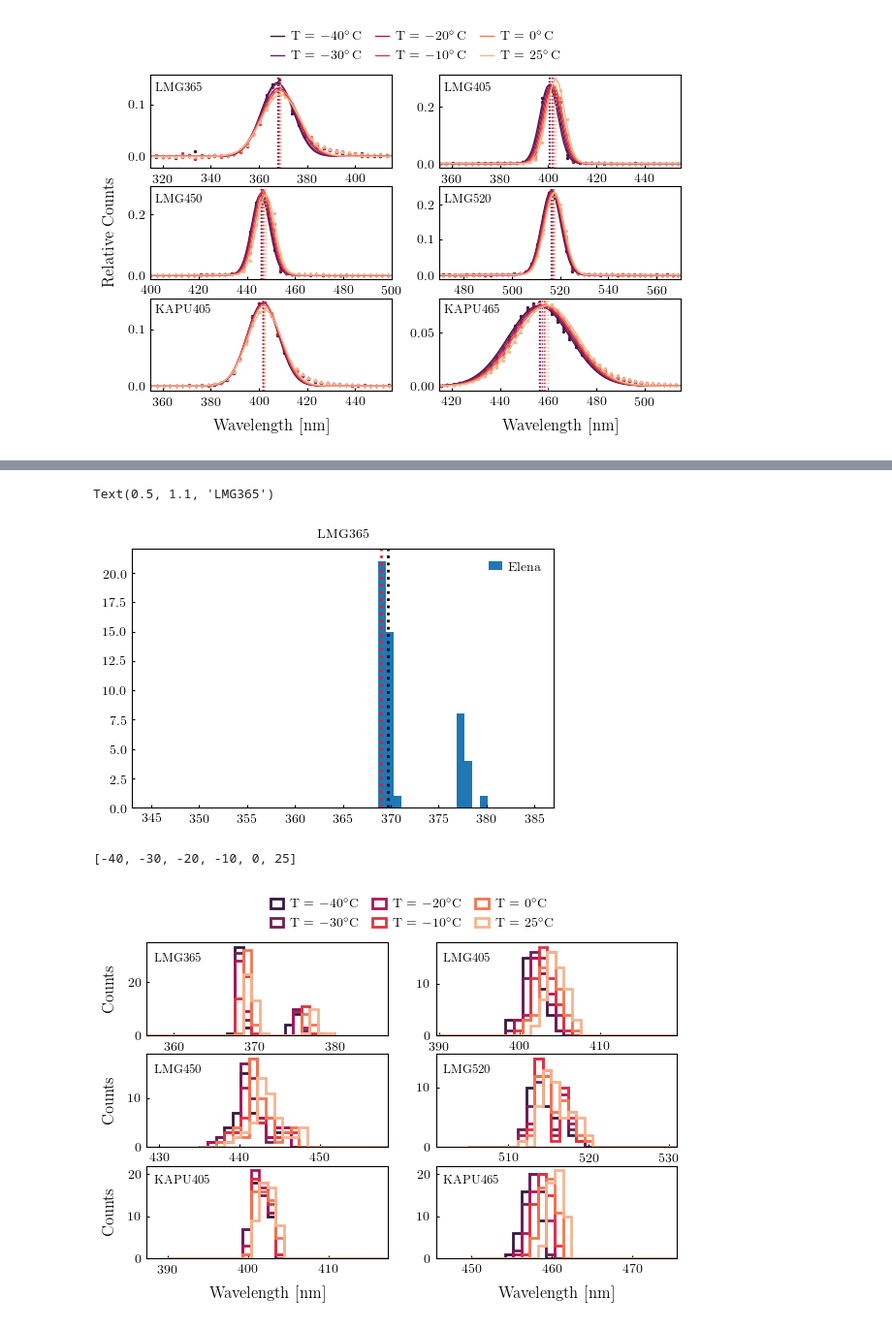
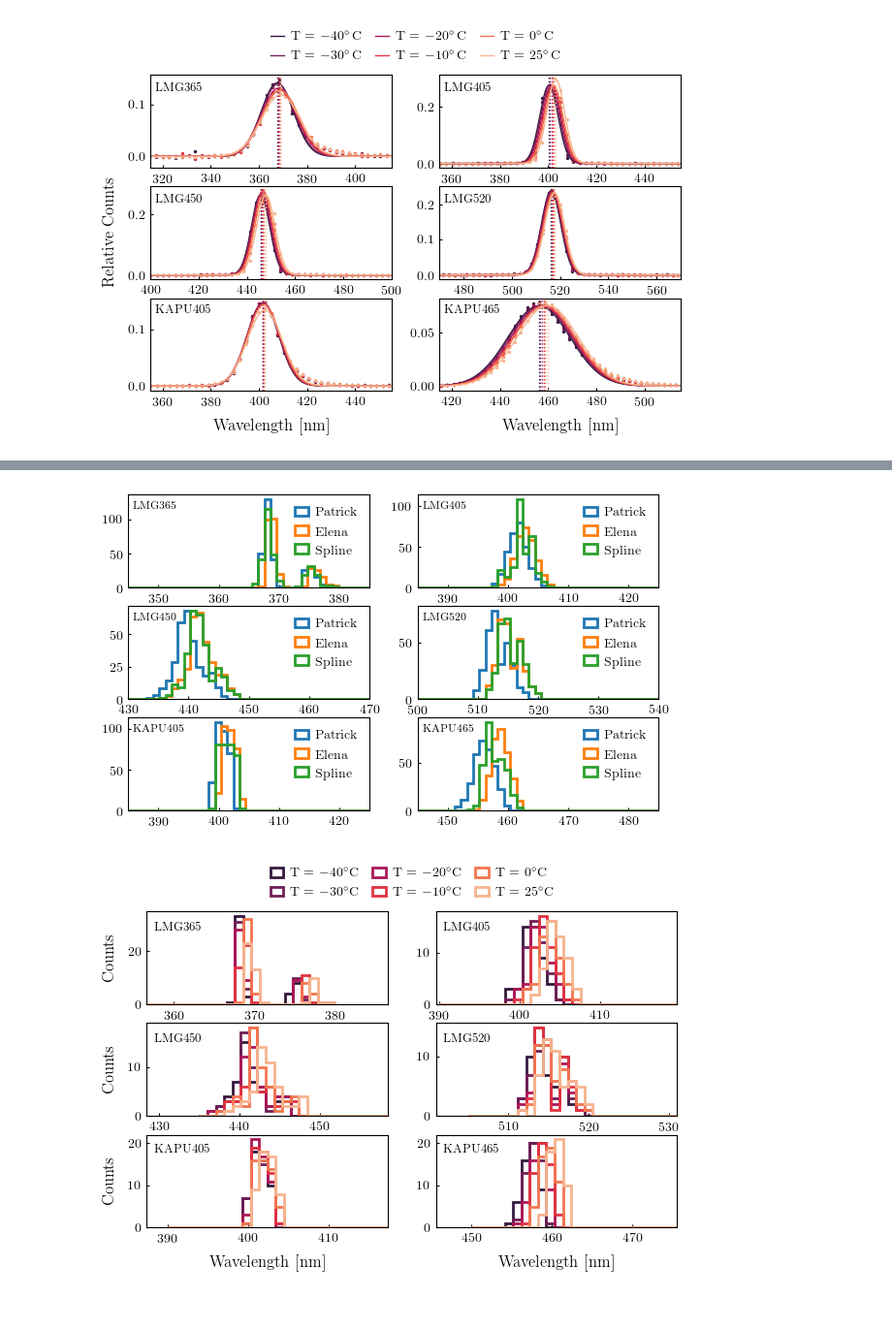
Before and after one commit to LeonhardEidenschink/POCAM_FAT, a Jupyter notebook: make_plots/spectrometer_plots.ipynb, the cells around one changed output, grey strips where cells are left out. Shown at 97% size. Drawn from its saved outputs; the diff is of its cells as text; code cells hidden in the pictures.

```diff
--- a/make_plots/spectrometer_plots.ipynb
+++ b/make_plots/spectrometer_plots.ipynb
@@ -258,23 +207,23 @@ KAPU465 25 52
-# %%
-device = 'LMG365'
-wl = int(device[-3:])
-T =25
-
-bins = np.linspace(wl-20,wl+20, 50)
-
-plt.hist(wavelengths_dict_elena[f'{device}_{T}'], bins, color = 'tab:blue', label = 'Elena')
-# plt.hist(wavelengths_dict_patrick[f'{device}_{T}'], bins, color = 'tab:orange', label = 'Patrick')
-plt.axvline(np.median(wavelengths_dict_elena[f'{device}_{T}']), ls = ':', color = 'k')
-plt.axvline(np.median(wavelengths_dict_patrick[f'{device}_{T}']), ls = ':', color = 'tab:red')
-plt.legend()
-plt.title(device, y = 1.1)
-# %% [output]
-Text(0.5, 1.1, 'LMG365')
-[figure, removed]
-# %%
-Temperature
-# %% [output]
-[-40, -30, -20, -10, 0, 25]
+# %%
+fig, axes = plt.subplots(3,2,figsize=plot_utils.set_size('wide', fraction=1,ratio = 0.4, subplots=(3, 2)))
+
+for i, ax in enumerate(axes.flat):
+    device = devices[i]
+    wavelengths_dict_patrick_tot = np.concatenate([wavelengths_dict_patrick[f'{device}_{T}'] for T in Temperature])
+    wavelengths_dict_elena_tot = np.concatenate([wavelengths_dict_elena[f'{device}_{T}'] for T in Temperature])
+    wavelengths_dict_spline_tot = np.concatenate([wavelengths_dict_spline[f'{device}_{T}'] for T in Temperature])
+    wl = int(device[-3:])
+    bins = np.linspace(wl-20, wl+20, 40)
+    ax.hist(wavelengths_dict_patrick_tot, bins = bins, histtype = 'step', color = 'tab:blue', lw = 2, label = 'Patrick')
+    ax.hist(wavelengths_dict_elena_tot, bins = bins, histtype = 'step',color = 'tab:orange', lw = 2, label = 'Elena')
+    ax.hist(wavelengths_dict_spline_tot, bins = bins, histtype = 'step', color = 'tab:green',lw = 2, label = 'Spline')
+    ax.legend()
+    ax.text(0.02,0.85, device, transform = ax.transAxes, size = 8)
+    ax.set_xlim(wl-20,wl+20)
+
+plt.savefig(f'plots/png/compare_maxima.png')
+# %% [output]
+[figure, added]
 # %%
 #make plot with 6 panels and plot one histo per each panel
 
```
Also changed, not shown: parts of 3 cells of this notebook, 1 other file.
